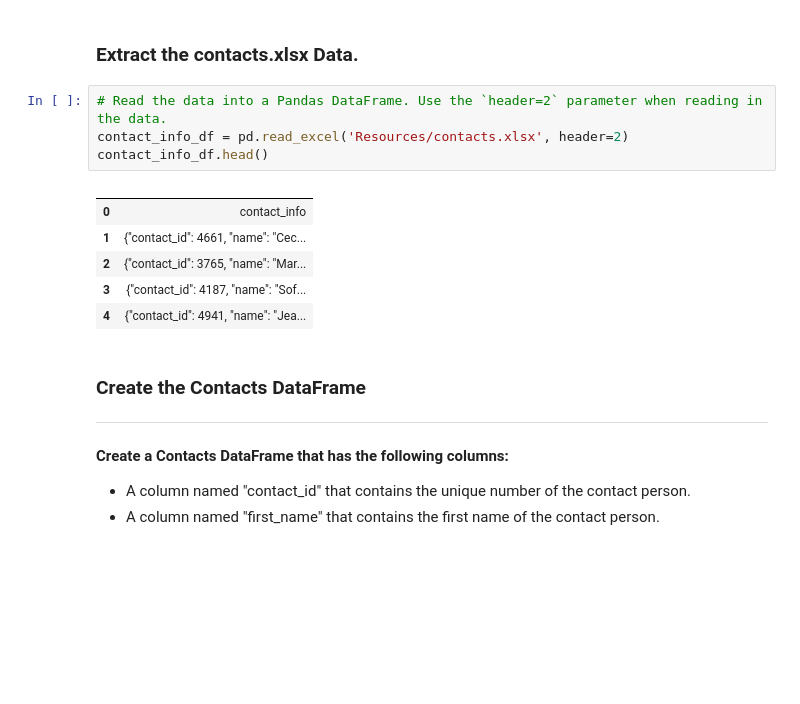
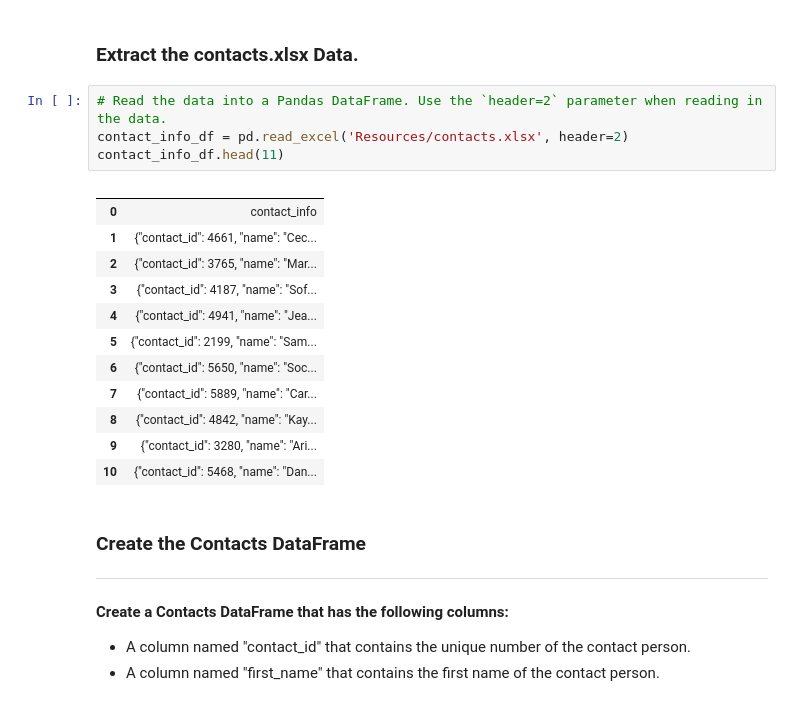
Before and after one commit to Weekes-Rod/Crowdfunding_ETL_Project, a Jupyter notebook: ETL_Mini_Project_FRoefaroRWeekes.ipynb.ipynb, the cells around one changed output. Drawn from its saved outputs; the diff is of its cells as text; blank space fills up the shorter version.

```diff
--- a/ETL_Mini_Project_FRoefaroRWeekes.ipynb.ipynb
+++ b/ETL_Mini_Project_FRoefaroRWeekes.ipynb.ipynb
@@ -399,14 +399,20 @@ campaign_cleaned.to_csv("Resources/campaign.csv", index=False)
 # %%
 # Read the data into a Pandas DataFrame. Use the `header=2` parameter when reading in the data.
 contact_info_df = pd.read_excel('Resources/contacts.xlsx', header=2)
-contact_info_df.head()
+contact_info_df.head(11)
 # %% [output]
 |  |  |
 | 0 | contact_info |
 | 1 | {"contact_id": 4661, "name": "Cec... |
 | 2 | {"contact_id": 3765, "name": "Mar... |
 | 3 | {"contact_id": 4187, "name": "Sof... |
 | 4 | {"contact_id": 4941, "name": "Jea... |
+| 5 | {"contact_id": 2199, "name": "Sam... |
+| 6 | {"contact_id": 5650, "name": "Soc... |
+| 7 | {"contact_id": 5889, "name": "Car... |
+| 8 | {"contact_id": 4842, "name": "Kay... |
+| 9 | {"contact_id": 3280, "name": "Ari... |
+| 10 | {"contact_id": 5468, "name": "Dan... |
 # %% [markdown]
 ### Create the Contacts DataFrame
 ---
```
Also changed, not shown: parts of 5 cells of this notebook.
